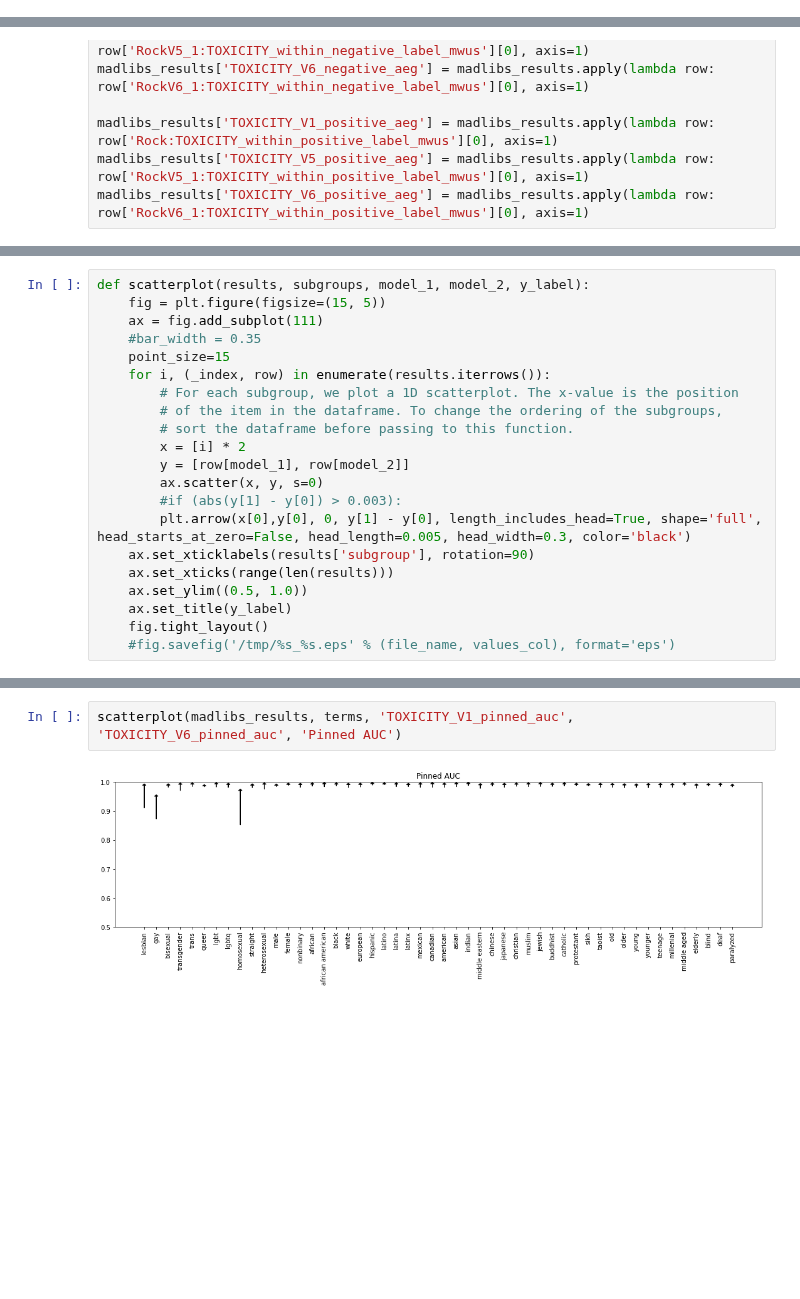
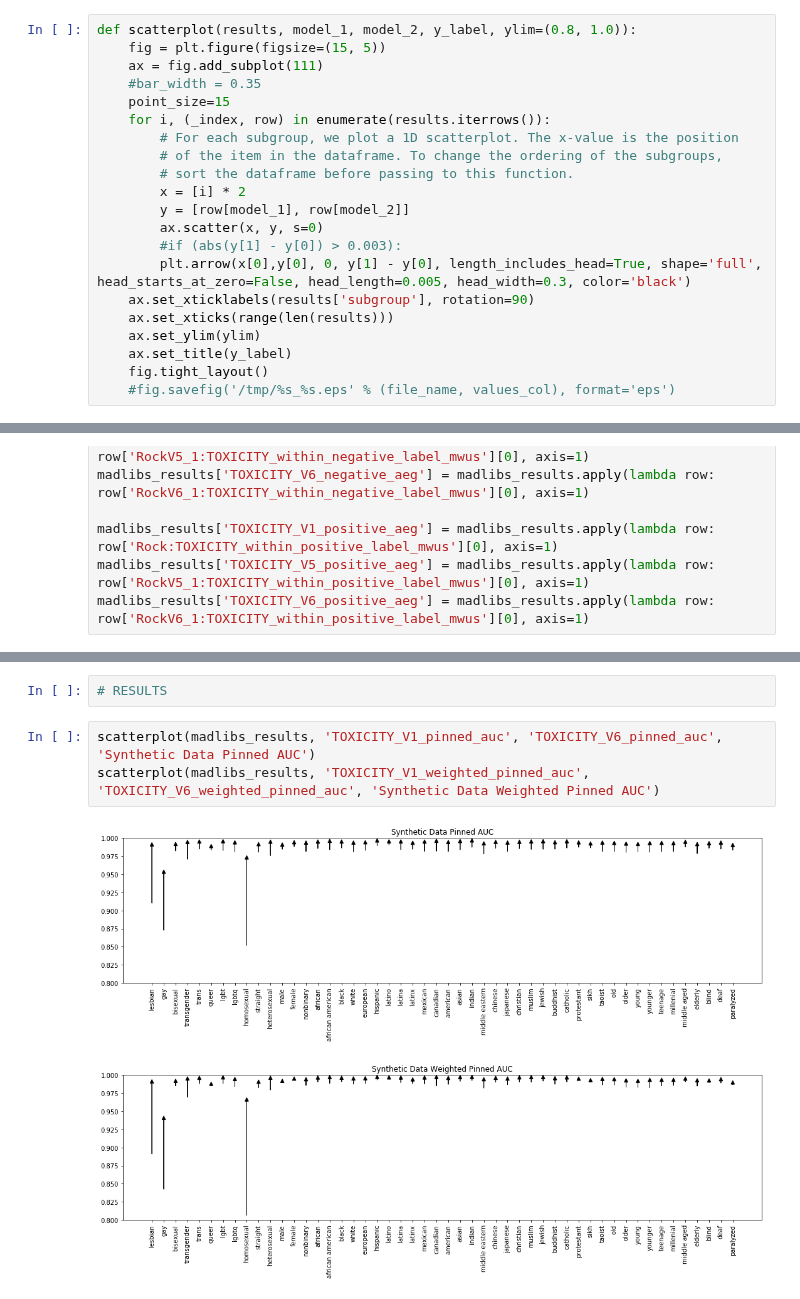
Before and after one commit to conversationai/unintended-ml-bias-analysis, a Jupyter notebook: unintended_ml_bias/prod_models_analysis.ipynb, the cells around one changed output, grey strips where cells are left out. Drawn from its saved outputs; the diff is of its cells as text; blank space fills up the shorter version.

```diff
--- a/unintended_ml_bias/prod_models_analysis.ipynb
+++ b/unintended_ml_bias/prod_models_analysis.ipynb
@@ -22,0 +28,21 @@ The autoreload extension is already loaded. To reload it, use:
+# %%
+def scatterplot(results, model_1, model_2, y_label, ylim=(0.8, 1.0)):
+    fig = plt.figure(figsize=(15, 5))
+    ax = fig.add_subplot(111)
+    #bar_width = 0.35
+    point_size=15
+    for i, (_index, row) in enumerate(results.iterrows()):
+        # For each subgroup, we plot a 1D scatterplot. The x-value is the position
+        # of the item in the dataframe. To change the ordering of the subgroups,
+        # sort the dataframe before passing to this function.
+        x = [i] * 2
+        y = [row[model_1], row[model_2]]
+        ax.scatter(x, y, s=0)
+        #if (abs(y[1] - y[0]) > 0.003):
+        plt.arrow(x[0],y[0], 0, y[1] - y[0], length_includes_head=True, shape='full', head_starts_at_zero=False, head_length=0.005, head_width=0.3, color='black')
+    ax.set_xticklabels(results['subgroup'], rotation=90)
+    ax.set_xticks(range(len(results)))
+    ax.set_ylim(ylim)
+    ax.set_title(y_label)
+    fig.tight_layout()
+    #fig.savefig('/tmp/%s_%s.eps' % (file_name, values_col), format='eps')
@@ -109,21 +83,0 @@ def bar_chart(results, subgroups, model_1, model_2, y_label):
-# %%
-def scatterplot(results, subgroups, model_1, model_2, y_label):
-    fig = plt.figure(figsize=(15, 5))
-    ax = fig.add_subplot(111)
-    #bar_width = 0.35
-    point_size=15
-    for i, (_index, row) in enumerate(results.iterrows()):
-        # For each subgroup, we plot a 1D scatterplot. The x-value is the position
-        # of the item in the dataframe. To change the ordering of the subgroups,
-        # sort the dataframe before passing to this function.
-        x = [i] * 2
-        y = [row[model_1], row[model_2]]
-        ax.scatter(x, y, s=0)
-        #if (abs(y[1] - y[0]) > 0.003):
-        plt.arrow(x[0],y[0], 0, y[1] - y[0], length_includes_head=True, shape='full', head_starts_at_zero=False, head_length=0.005, head_width=0.3, color='black')
-    ax.set_xticklabels(results['subgroup'], rotation=90)
-    ax.set_xticks(range(len(results)))
-    ax.set_ylim((0.5, 1.0))
-    ax.set_title(y_label)
-    fig.tight_layout()
-    #fig.savefig('/tmp/%s_%s.eps' % (file_name, values_col), format='eps')
@@ -130,4 +166,8 @@ def scatterplot(results, subgroups, model_1, model_2, y_label):
+# %%
+# RESULTS
 # %%
-scatterplot(madlibs_results, terms, 'TOXICITY_V1_pinned_auc', 'TOXICITY_V6_pinned_auc', 'Pinned AUC')
+scatterplot(madlibs_results, 'TOXICITY_V1_pinned_auc', 'TOXICITY_V6_pinned_auc', 'Synthetic Data Pinned AUC')
+scatterplot(madlibs_results, 'TOXICITY_V1_weighted_pinned_auc', 'TOXICITY_V6_weighted_pinned_auc', 'Synthetic Data Weighted Pinned AUC')
 # %% [output]
-[figure, old version]
+[figure, new version]
+[figure, added]
```
Also changed, not shown: parts of 23 cells of this notebook.
